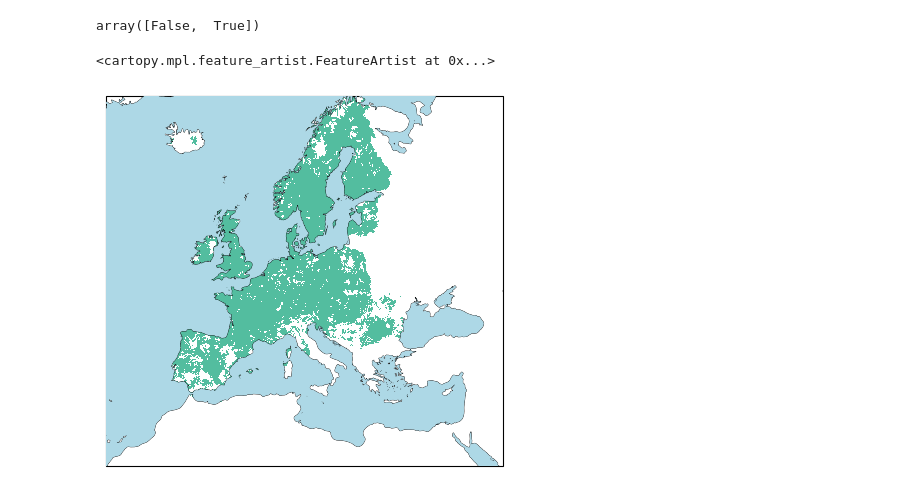
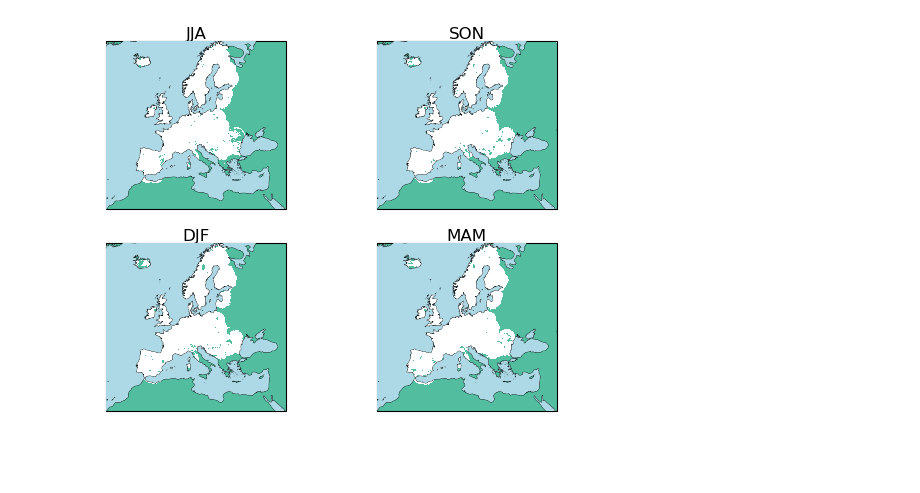
Before and after one commit to guillaumeevin/evaluation_precip_extremes_eurocordex, a Jupyter notebook: mask_eurad.ipynb, the cells around one changed output. Drawn from its saved outputs; the diff is of its cells as text; code cells hidden in the pictures; blank space fills up the shorter version.

Commit message:
add mask eurad

```diff
--- a/mask_eurad.ipynb
+++ b/mask_eurad.ipynb
@@ -98,8 +36,0 @@ To opt-in to future behavior, set `decode_timedelta=False`.
-# %%
-
-fig, ax = plt.subplots(subplot_kw={'projection': projplot})
-
-plot = ax.pcolormesh(X, Y, Z, cmap=cmaps.precip_diff_12lev, vmin=-65,vmax=65,transform=projorig, zorder=1)
-
-# add coastlines
-ax.add_feature(cfeature.COASTLINE, linewidth=1)        # Draw coastlines
@@ -199,16 +119,23 @@ np.save('D:/EUROCORDEX_extremes/figures_25Jun/mask_eurad.npy', unimask)
-# %%
-np.unique(mask)
-# %% [output]
-array([False,  True])
 # %%
-fig, ax = plt.subplots(subplot_kw={'projection': projplot})
-plot = ax.pcolormesh(X, Y, unimask, cmap=cmaps.precip_diff_12lev, vmin=-2, vmax=2,
-                    transform=projorig, zorder=1)
+fig, axes = plt.subplots(nrows=2,ncols=2,subplot_kw={'projection': projplot})
 
+diff = "rel"
 
-ax.set_extent((-15, 38, 25, 70))  # France zoom
-ax.add_feature(cfeature.COASTLINE, linewidth=0.5)        # Draw coastlines
-ax.add_feature(cfeature.OCEAN, facecolor='LightBlue', zorder=10)
+seasons = ["JJA","SON","DJF","MAM"]
+
+# choose a season
+for ax, season in zip(axes.flat, seasons):
+    # load mask
+    mask = np.load(f'D:/EUROCORDEX_extremes/DATA/OBS/mask_eurad_{season}.npy')
+
+    plot = ax.pcolormesh(X, Y, mask, cmap=cmaps.precip_diff_12lev, vmin=-2, vmax=2,
+                        transform=projorig, zorder=1)
+
+    ax.set_title(season, fontsize=12, pad=1.0)
+    ax.set_extent((-15, 38, 25, 70))  # France zoom
+    ax.add_feature(cfeature.COASTLINE, linewidth=0.5)        # Draw coastlines
+    ax.add_feature(cfeature.OCEAN, facecolor='LightBlue', zorder=10)
+
+plt.savefig(f'D:/EUROCORDEX_extremes/FIGURES/MASK_EURAD.png', dpi=300, bbox_inches='tight')
 # %% [output]
-<cartopy.mpl.feature_artist.FeatureArtist at 0x...>
-[figure, old version]
+[figure, new version]
```
Also changed, not shown: parts of 4 cells of this notebook, 1 other file.
